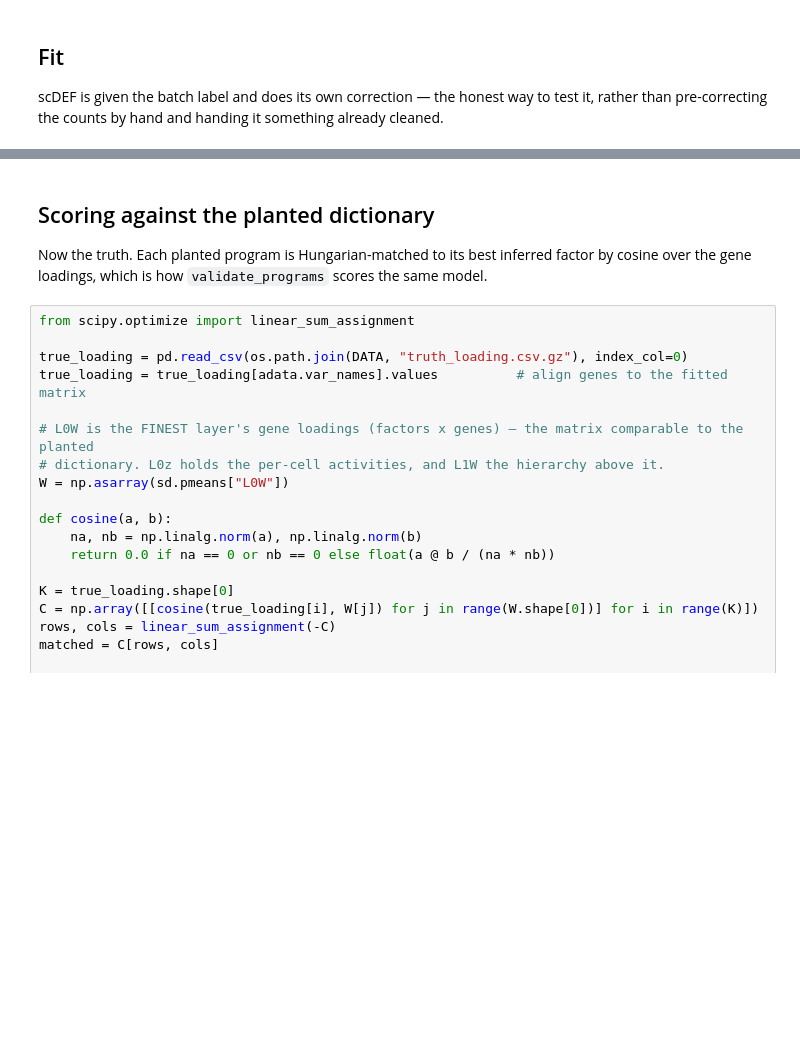
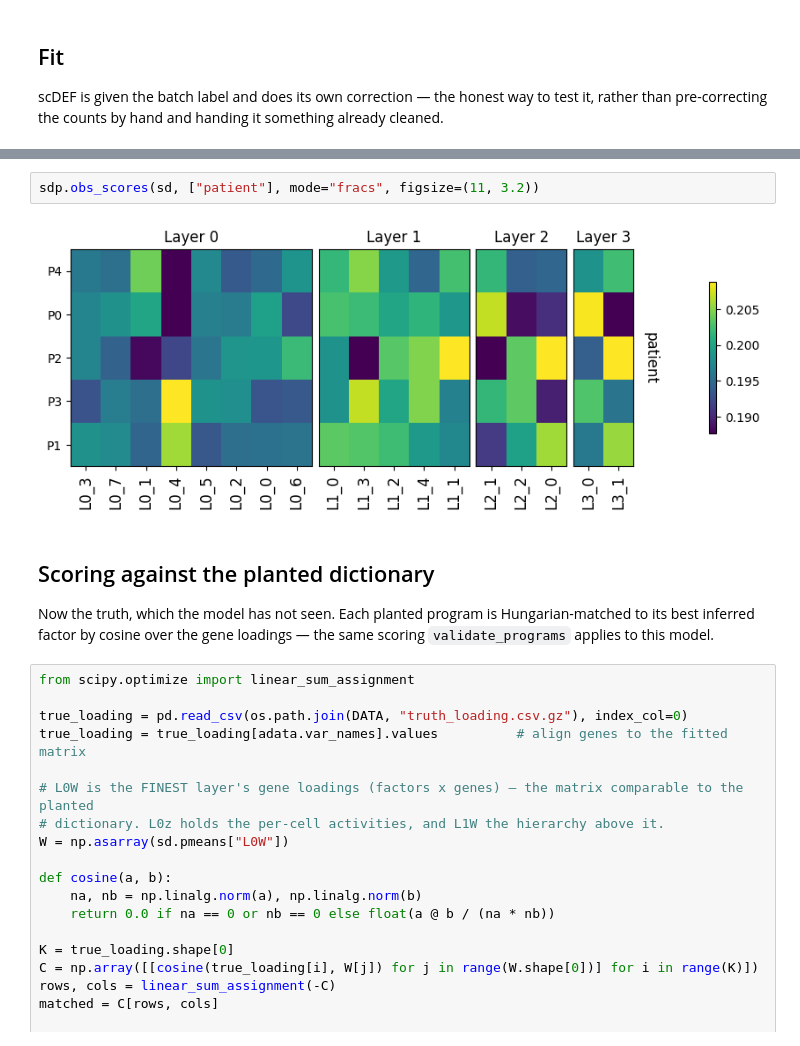
Before and after one commit to pedrofale/iscc, a Jupyter notebook: notebooks/tool_scdef_cohort.ipynb, the cells around one changed output, grey strips where cells are left out. Saved outputs shown, nothing was run; the diff lists cells and outputs as text; blank space fills up the shorter version.

```diff
--- a/notebooks/tool_scdef_cohort.ipynb
+++ b/notebooks/tool_scdef_cohort.ipynb
@@ -113,8 +133,13 @@ fig.tight_layout()
+# %%
+sdp.obs_scores(sd, ["patient"], mode="fracs", figsize=(11, 3.2))
+# %% [output]
+[figure, added]
 # %% [markdown]
 ## Scoring against the planted dictionary
 
-Now the truth. Each planted program is Hungarian-matched to its best inferred factor by cosine over
-the gene loadings, which is how `validate_programs` scores the same model.
+Now the truth, which the model has not seen. Each planted program is Hungarian-matched to its best
+inferred factor by cosine over the gene loadings — the same scoring `validate_programs` applies to
+this model.
 # %%
 from scipy.optimize import linear_sum_assignment
 
```
Also changed, not shown: parts of 13 cells of this notebook, 12 other files.
